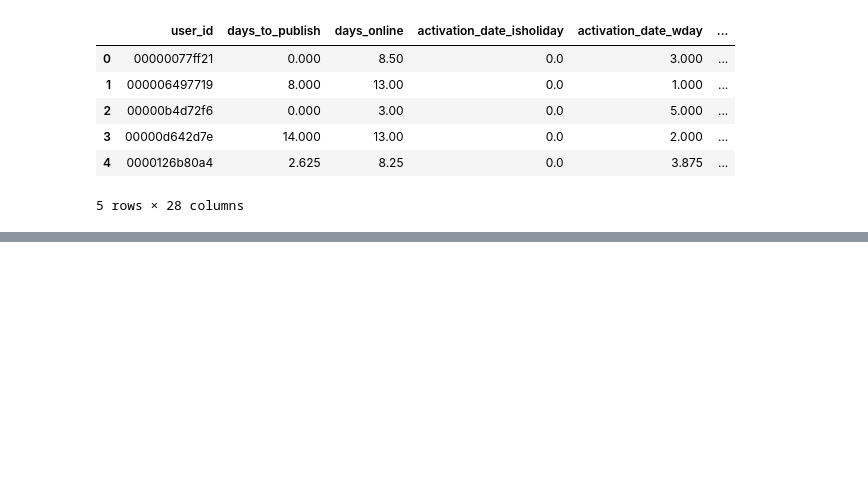
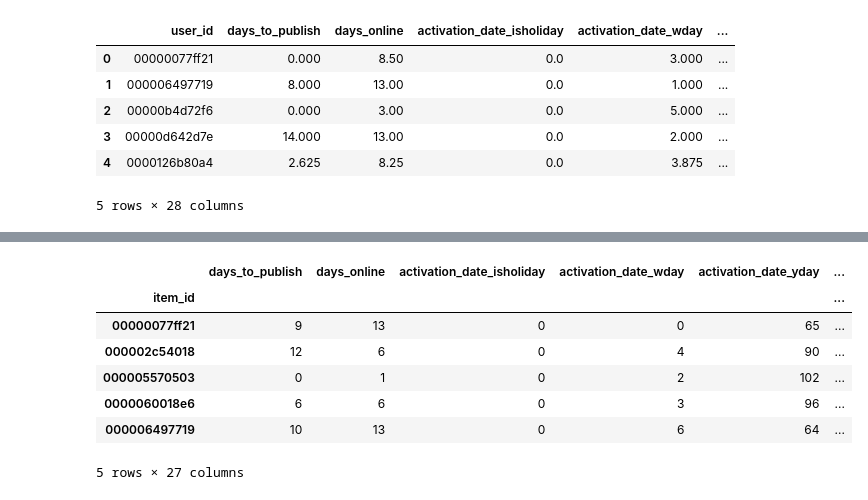
Before and after one commit to albalu/gdso-avito, a Jupyter notebook: periods_aggregate_features.ipynb, the cells around one changed output, grey strips where cells are left out. Saved outputs shown, nothing was run; the diff lists cells and outputs as text; code cells hidden in the pictures; blank space fills up the shorter version.

```diff
--- a/periods_aggregate_features.ipynb
+++ b/periods_aggregate_features.ipynb
@@ -186,0 +212,11 @@ avg_per_user_periods.head()
+# %%
+avg_per_item_periods.head()
+# %% [output]
+|  | days_to_publish | days_online | activation_date_isholiday | activation_date_wday | activation_date_yday | ... |
+| item_id |  |  |  |  |  | ... |
+| 00000077ff21 | 9 | 13 | 0 | 0 | 65 | ... |
+| 000002c54018 | 12 | 6 | 0 | 4 | 90 | ... |
+| 000005570503 | 0 | 1 | 0 | 2 | 102 | ... |
+| 0000060018e6 | 6 | 6 | 0 | 3 | 96 | ... |
+| 000006497719 | 10 | 13 | 0 | 6 | 64 | ... |
+5 rows × 27 columns
```
Also changed, not shown: parts of 5 cells of this notebook.
